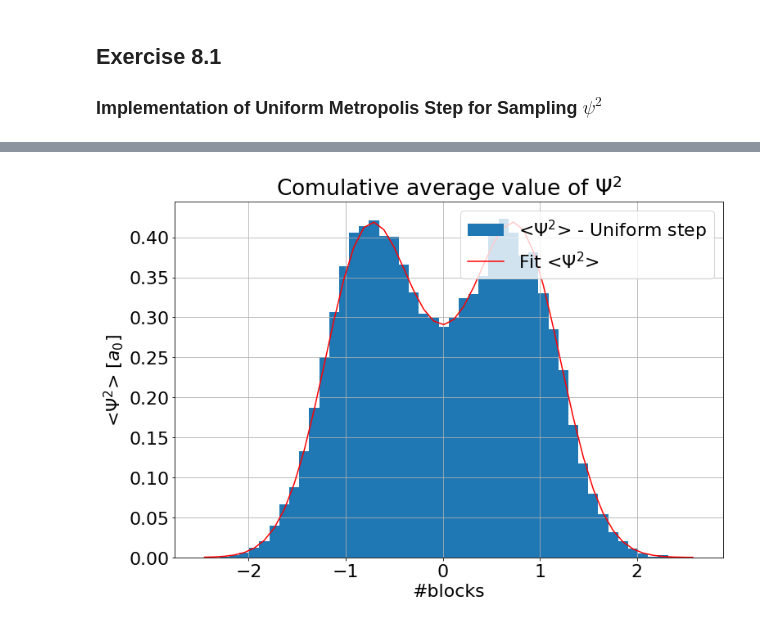
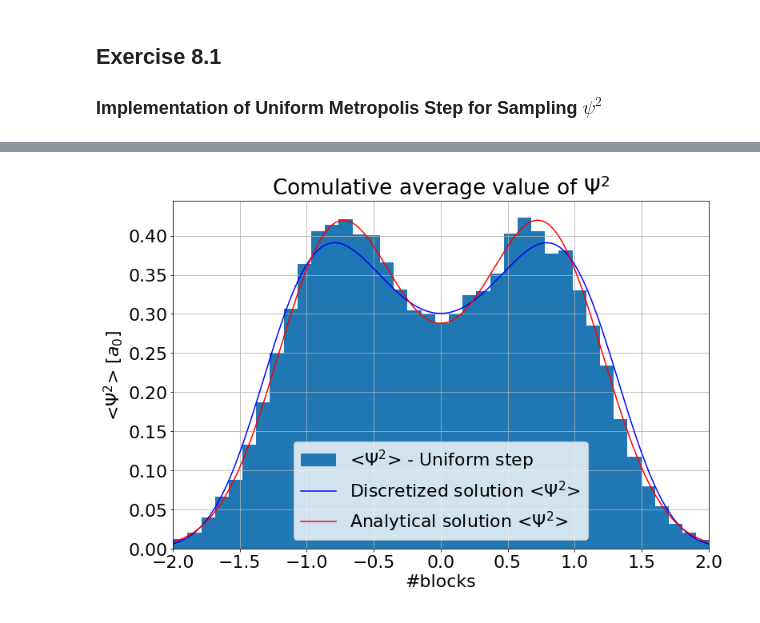
Before and after one commit to eddbell/NSL, a Jupyter notebook: Exercise08/Exercise_08.ipynb, the cells around one changed output, grey strips where cells are left out. Saved outputs shown, nothing was run; the diff lists cells and outputs as text; code cells hidden in the pictures.

```diff
--- a/Exercise08/Exercise_08.ipynb
+++ b/Exercise08/Exercise_08.ipynb
@@ -168,4 +275,10 @@ plt.show()
 # %%
+def psi2_an(x, mu , sigma):
+    a = (x-mu)/sigma
+    b = (x+mu)/sigma
+    norm = 2*np.sqrt(np.pi) *sigma*(1 + np.exp(-(mu/sigma)**2))
+    return (np.exp(-0.5*( a**2) ) + np.exp(-0.5* b**2))**2 /norm
+
 x = np.loadtxt("./data/output_x_psi2_1.dat", usecols=(0), unpack='true')
 
 # Crea un istogramma
@@ -174,33 +287,39 @@ hist, bin_edges = np.histogram(x, bins=50, density=True)
 # Calcola il punto medio dei bin (valori x) bins center
 x_dat = (bin_edges[:-1] + bin_edges[1:]) / 2
 
 # Conteggi dell'istogramma (valori y)
 y_dat = hist
 
 plt.rcParams.update({'font.size': 22})
 
 plt.figure(figsize=(12, 8))
 plt.title("Comulative average value of $\Psi^2$")
 plt.hist(x,bins= 50,label="<$\Psi^2$> - Uniform step",density=True)
 #plt.hlines(3/2,0,100,color ="red",label="Analytical value")
 plt.xlabel('#blocks')
 plt.ylabel('<$\Psi^2$> [$a_0$]')
 plt.grid(True)
 plt.legend(prop={'size': 20})
-
+plt.xlim(-2,2)
 #FIT
 params, covariance =curve_fit(psi2, x_dat, y_dat, p0=[1, 1, 1])
 
 # Estrai i parametri adattati
 A_fit, mu_fit, sigma_fit = params
 
 # Calcola la curva adattata
 y_fit = psi2(x_dat, A_fit, mu_fit, sigma_fit)
 
 # Plotta la curva adattata
-plt.plot(x_dat, y_fit, 'r-', label='Fit <$\Psi^2$>')
+#plt.plot(x_dat, y_fit, 'r-', label='Fit <$\Psi^2$>')
+
+#Plot Discretized values.
+plt.plot(np.linspace(-a/2, a/2, N),(Psi[0])**2, 'b-', label='Discretized solution <$\Psi^2$>')
+
+#Plot Discretized values.
+plt.plot(np.linspace(-a/2, a/2, N),psi2_an(np.linspace(-a/2, a/2, N),min_mu,min_sigma), 'r-', label='Analytical solution <$\Psi^2$>')
 
 plt.legend()
 plt.show()
 # %% [output]
-[figure, old version]
+[figure, new version]
```
Also changed, not shown: parts of 14 cells of this notebook, 1 other file.
